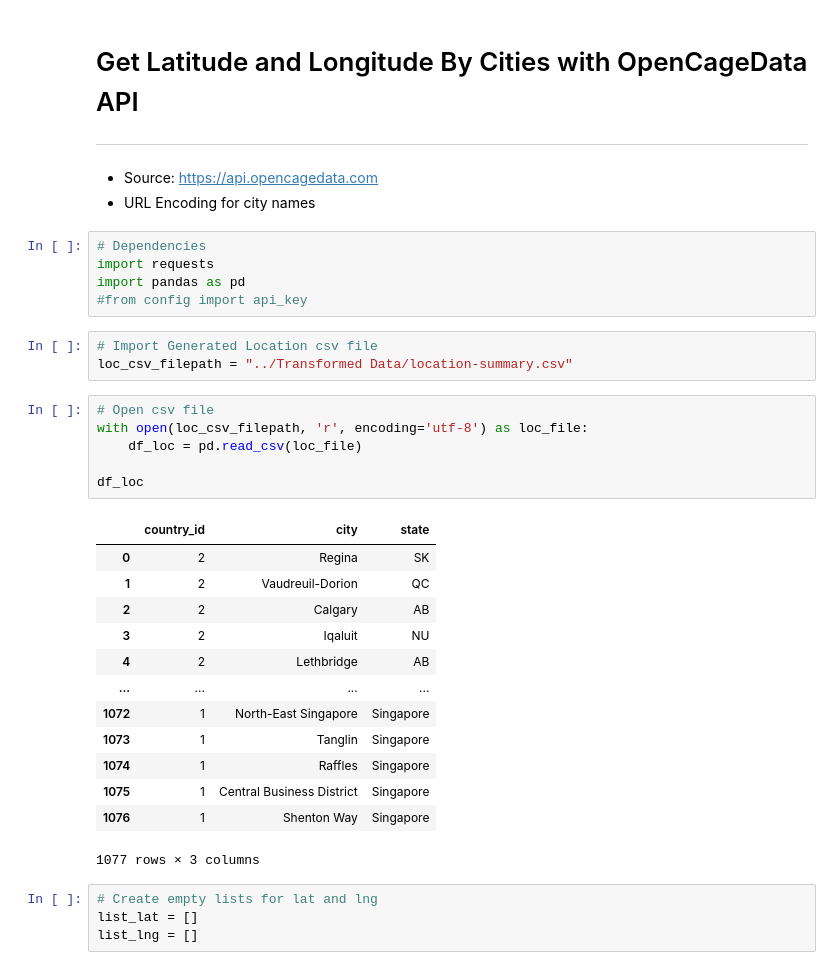
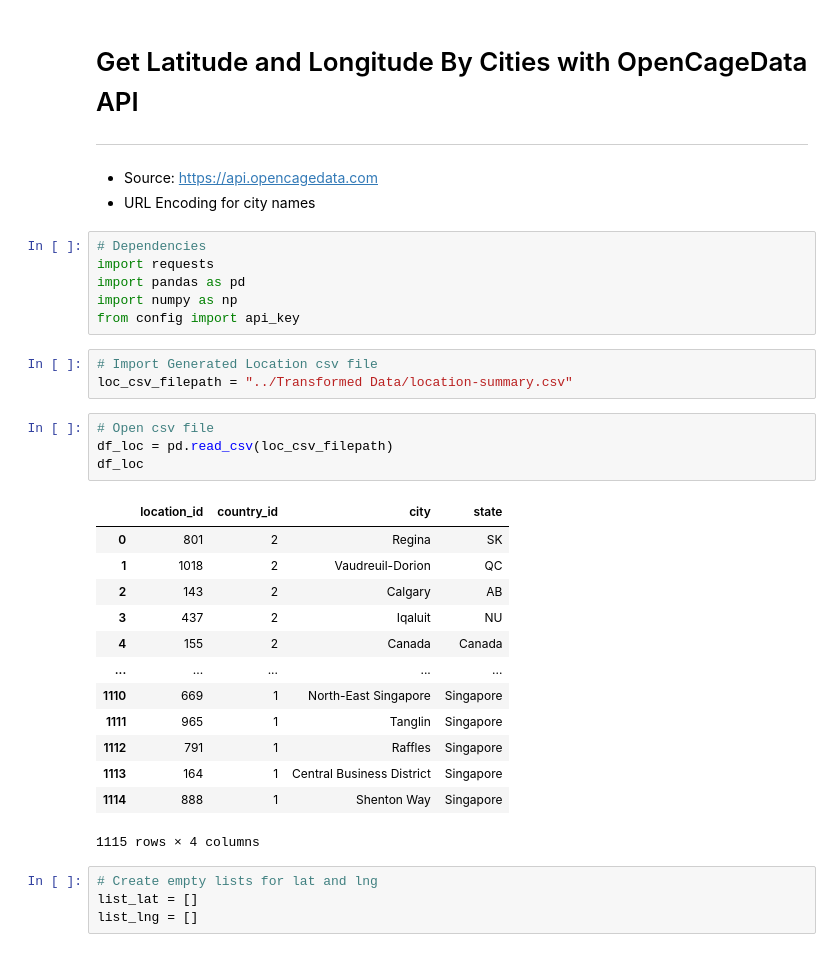
Before and after one commit to angmay/DataJobMarket, a Jupyter notebook: Transformation Subfiles/city_location_API.ipynb, the cells around one changed output. Drawn from its saved outputs; the diff is of its cells as text.

```diff
--- a/Transformation Subfiles/city_location_API.ipynb
+++ b/Transformation Subfiles/city_location_API.ipynb
@@ -8,30 +8,29 @@
 # Dependencies
 import requests
 import pandas as pd
-#from config import api_key
+import numpy as np
+from config import api_key
 # %%
 # Import Generated Location csv file
 loc_csv_filepath = "../Transformed Data/location-summary.csv"
 # %%
 # Open csv file
-with open(loc_csv_filepath, 'r', encoding='utf-8') as loc_file:
-    df_loc = pd.read_csv(loc_file)
-
+df_loc = pd.read_csv(loc_csv_filepath)
 df_loc
 # %% [output]
-|  | country_id | city | state |
-| 0 | 2 | Regina | SK |
-| 1 | 2 | Vaudreuil-Dorion | QC |
-| 2 | 2 | Calgary | AB |
-| 3 | 2 | Iqaluit | NU |
-| 4 | 2 | Lethbridge | AB |
-| ... | ... | ... | ... |
-| 1072 | 1 | North-East Singapore | Singapore |
-| 1073 | 1 | Tanglin | Singapore |
-| 1074 | 1 | Raffles | Singapore |
-| 1075 | 1 | Central Business District | Singapore |
-| 1076 | 1 | Shenton Way | Singapore |
+|  | location_id | country_id | city | state |
+| 0 | 801 | 2 | Regina | SK |
+| 1 | 1018 | 2 | Vaudreuil-Dorion | QC |
+| 2 | 143 | 2 | Calgary | AB |
+| 3 | 437 | 2 | Iqaluit | NU |
+| 4 | 155 | 2 | Canada | Canada |
+| ... | ... | ... | ... | ... |
+| 1110 | 669 | 1 | North-East Singapore | Singapore |
+| 1111 | 965 | 1 | Tanglin | Singapore |
+| 1112 | 791 | 1 | Raffles | Singapore |
+| 1113 | 164 | 1 | Central Business District | Singapore |
+| 1114 | 888 | 1 | Shenton Way | Singapore |
-1077 rows × 3 columns
+1115 rows × 4 columns
 # %%
 # Create empty lists for lat and lng
 list_lat = []
```
Also changed, not shown: parts of 11 cells of this notebook.
